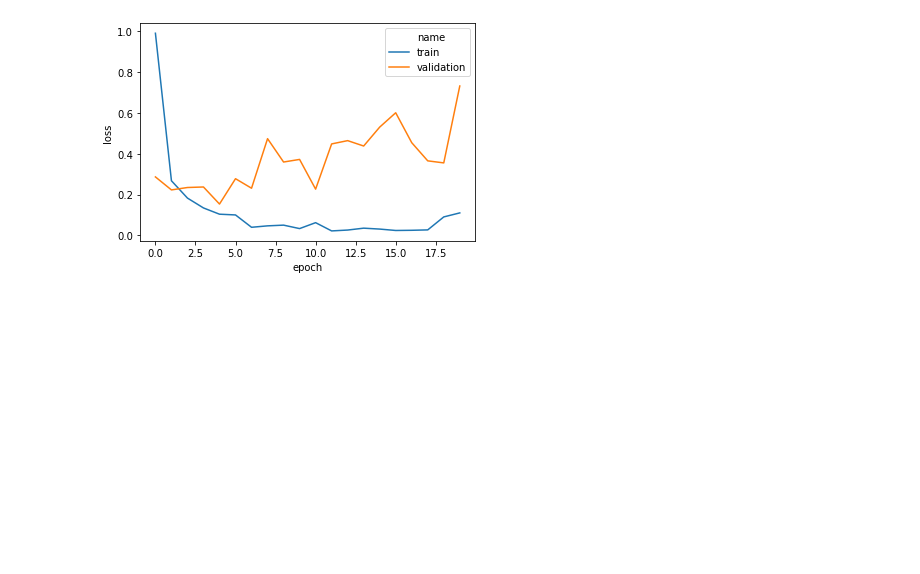
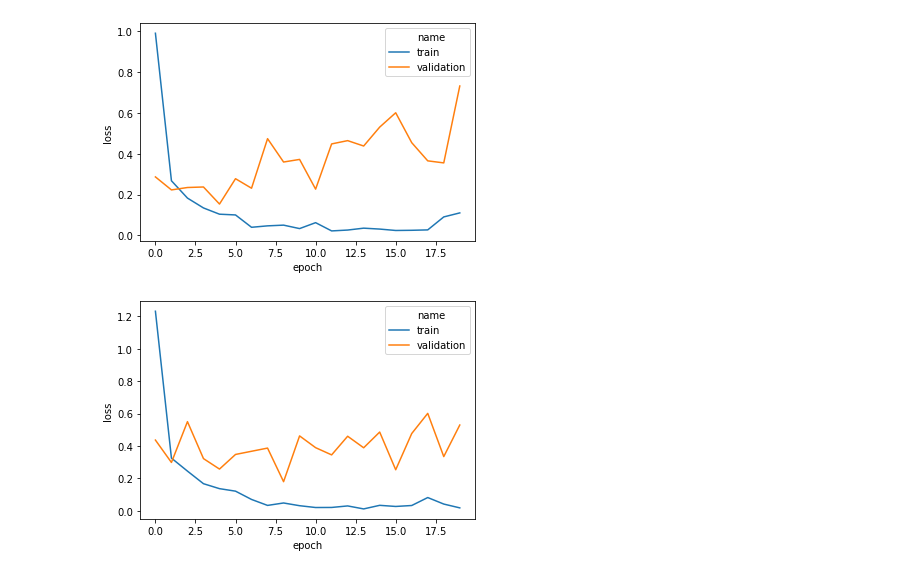
Before and after one commit to bitjockey42/ikapati-research, a Jupyter notebook: notebooks/4.1-agj-evaluate-Corn.ipynb, the cells around one changed output. Drawn from its saved outputs; the diff is of its cells as text; code cells hidden in the pictures; blank space fills up the shorter version.

```diff
--- a/notebooks/4.1-agj-evaluate-Corn.ipynb
+++ b/notebooks/4.1-agj-evaluate-Corn.ipynb
@@ -160,3 +145,13 @@ metrics_df = visualize.create_metrics_dataframe(history.history)
 loss_plot = visualize.learning_curves("loss", metrics_df)
 # %% [output]
 [figure]
+# %%
+### 0.05
+
+model_metadata_file_path = model_dir.joinpath(model_id, start_time, "metadata.json")
+model_metadata = io.read_metadata(str(model_metadata_file_path))
+metrics_df = visualize.create_metrics_dataframe(history.history)
+# %%
+loss_plot = visualize.learning_curves("loss", metrics_df)
+# %% [output]
+[figure, added]
```
Also changed, not shown: parts of 2 cells of this notebook, 1 other file.
